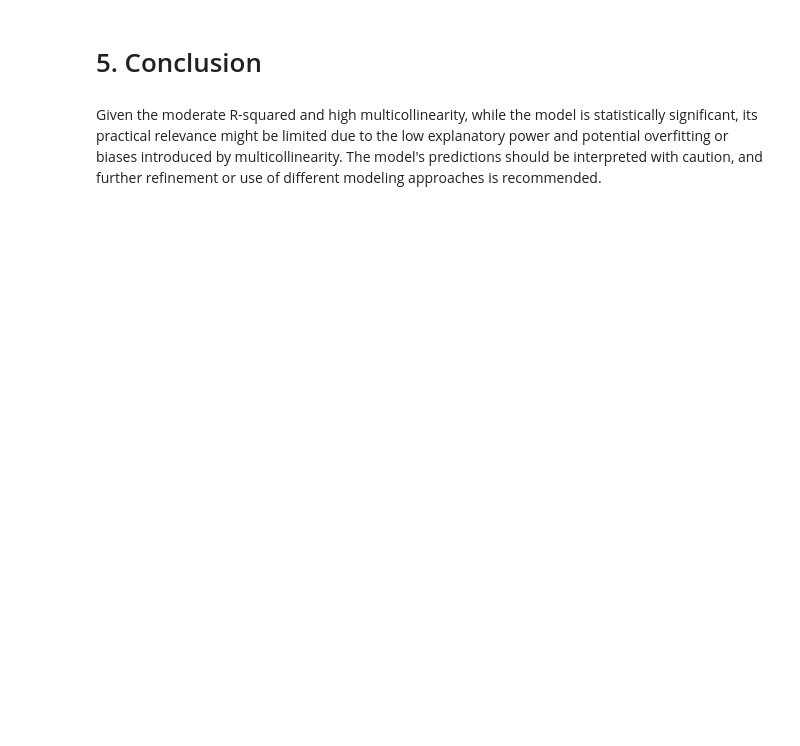
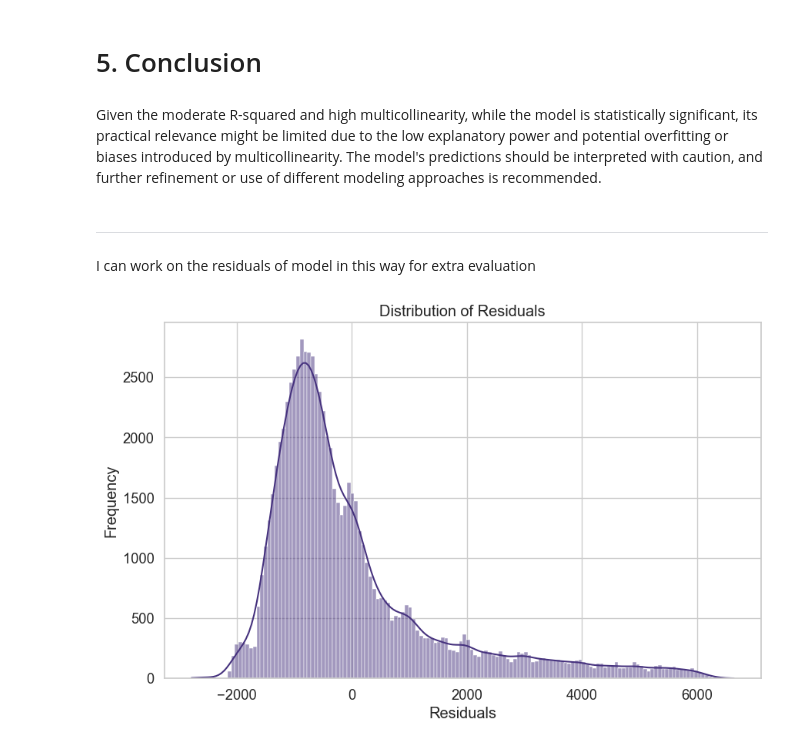
Before and after one commit to Baharkeen/flywheel-digital-assignment, a Jupyter notebook: assignment.ipynb, the cells around one changed output. Saved outputs shown, nothing was run; the diff lists cells and outputs as text; code cells hidden in the pictures; blank space fills up the shorter version.

```diff
--- a/assignment.ipynb
+++ b/assignment.ipynb
@@ -445,3 +449,23 @@ strong multicollinearity or other numerical problems.
 # 5. Conclusion
 # %% [markdown]
 Given the moderate R-squared and high multicollinearity, while the model is statistically significant, its practical relevance might be limited due to the low explanatory power and potential overfitting or biases introduced by multicollinearity. The model's predictions should be interpreted with caution, and further refinement or use of different modeling approaches is recommended.
+# %% [markdown]
+---
+# %% [markdown]
+I can work on the residuals of model in this way for extra evaluation
+# %%
+# Predict values using the test set
+predicted = model.predict(X_test)
+
+# Calculate residuals
+residuals = y_test - predicted
+
+#Distribution of residuals
+plt.figure(figsize=(10, 6))
+sns.histplot(residuals, kde=True)
+plt.title('Distribution of Residuals')
+plt.xlabel('Residuals')
+plt.ylabel('Frequency')
+plt.show()
+# %% [output]
+[figure, added]
```
Also changed, not shown: parts of 12 cells of this notebook, 1 other file.
